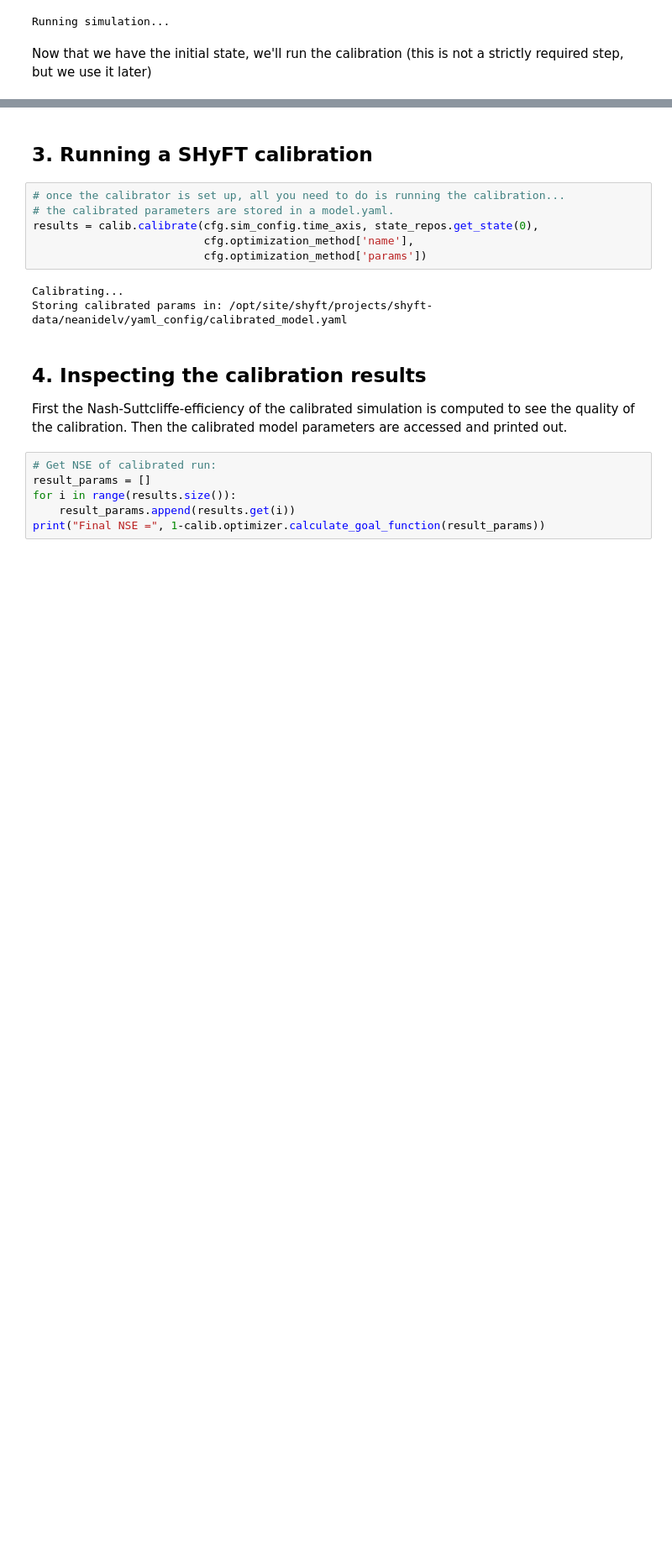
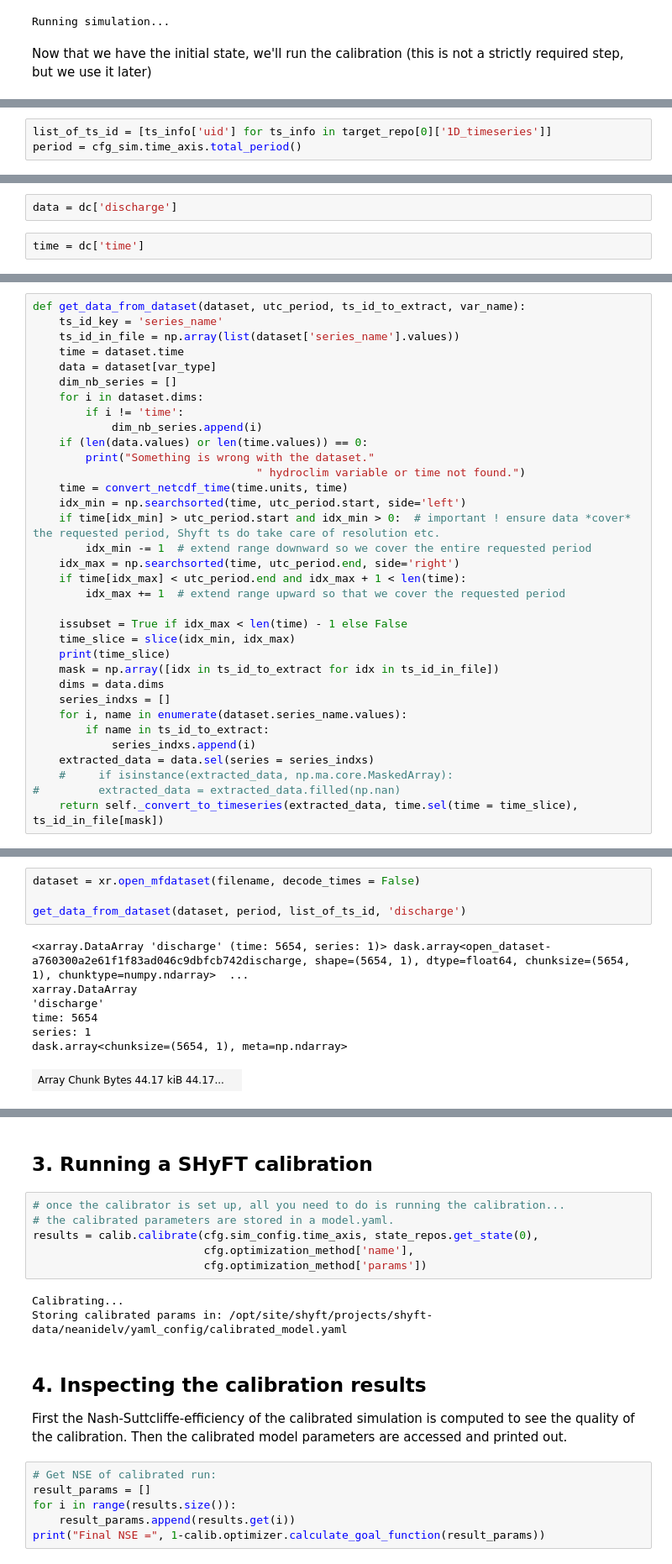
Before and after one commit to jacobqs/MST-Himalaya, a Jupyter notebook: shyft_workspace_copy/shyft_workspace/shyft-doc/public/notebooks/budhi_gandaki/calibration-configured.ipynb, the cells around one changed output, grey strips where cells are left out. Shown at 84% size. Saved outputs shown, nothing was run; the diff lists cells and outputs as text; blank space fills up the shorter version.

Commit message:
changes to calibration repo

```diff
--- a/shyft_workspace_copy/shyft_workspace/shyft-doc/public/notebooks/budhi_gandaki/calibration-configured.ipynb
+++ b/shyft_workspace_copy/shyft_workspace/shyft-doc/public/notebooks/budhi_gandaki/calibration-configured.ipynb
@@ -90,0 +252,3 @@ ValueError: setting an array element with a sequence. The requested array has an
+# %%
+list_of_ts_id = [ts_info['uid'] for ts_info in target_repo[0]['1D_timeseries']]
+period = cfg_sim.time_axis.total_period()
@@ -90,0 +401,4 @@ ValueError: setting an array element with a sequence. The requested array has an
+# %%
+data = dc['discharge']
+# %%
+time = dc['time']
@@ -90,0 +434,34 @@ ValueError: setting an array element with a sequence. The requested array has an
+# %%
+def get_data_from_dataset(dataset, utc_period, ts_id_to_extract, var_name):
+    ts_id_key = 'series_name'
+    ts_id_in_file = np.array(list(dataset['series_name'].values))
+    time = dataset.time
+    data = dataset[var_type]
+    dim_nb_series = []
+    for i in dataset.dims:
+        if i != 'time':
+            dim_nb_series.append(i)
+    if (len(data.values) or len(time.values)) == 0:
+        print("Something is wrong with the dataset."
+                                  " hydroclim variable or time not found.")
+    time = convert_netcdf_time(time.units, time)
+    idx_min = np.searchsorted(time, utc_period.start, side='left')
+    if time[idx_min] > utc_period.start and idx_min > 0:  # important ! ensure data *cover* the requested period, Shyft ts do take care of resolution etc.
+        idx_min -= 1  # extend range downward so we cover the entire requested period
+    idx_max = np.searchsorted(time, utc_period.end, side='right')
+    if time[idx_max] < utc_period.end and idx_max + 1 < len(time):
+        idx_max += 1  # extend range upward so that we cover the requested period
+
+    issubset = True if idx_max < len(time) - 1 else False
+    time_slice = slice(idx_min, idx_max)
+    print(time_slice)
+    mask = np.array([idx in ts_id_to_extract for idx in ts_id_in_file])
+    dims = data.dims
+    series_indxs = []
+    for i, name in enumerate(dataset.series_name.values):
+        if name in ts_id_to_extract:
+            series_indxs.append(i)
+    extracted_data = data.sel(series = series_indxs)
+    #     if isinstance(extracted_data, np.ma.core.MaskedArray):
+#         extracted_data = extracted_data.filled(np.nan)
+    return self._convert_to_timeseries(extracted_data, time.sel(time = time_slice), ts_id_in_file[mask])
@@ -90,0 +565,12 @@ ValueError: setting an array element with a sequence. The requested array has an
+# %%
+dataset = xr.open_mfdataset(filename, decode_times = False)
+
+get_data_from_dataset(dataset, period, list_of_ts_id, 'discharge')
+# %% [output]
+<xarray.DataArray 'discharge' (time: 5654, series: 1)> dask.array<open_dataset-a760300a2e61f1f83ad046c9dbfcb742discharge, shape=(5654, 1), dtype=float64, chunksize=(5654, 1), chunktype=numpy.ndarray>  ...
+xarray.DataArray
+'discharge'
+time: 5654
+series: 1
+dask.array<chunksize=(5654, 1), meta=np.ndarray>
+| Array Chunk Bytes 44.17 kiB 44.17... |  |
```
Also changed, not shown: parts of 65 cells of this notebook, 5 other files.
